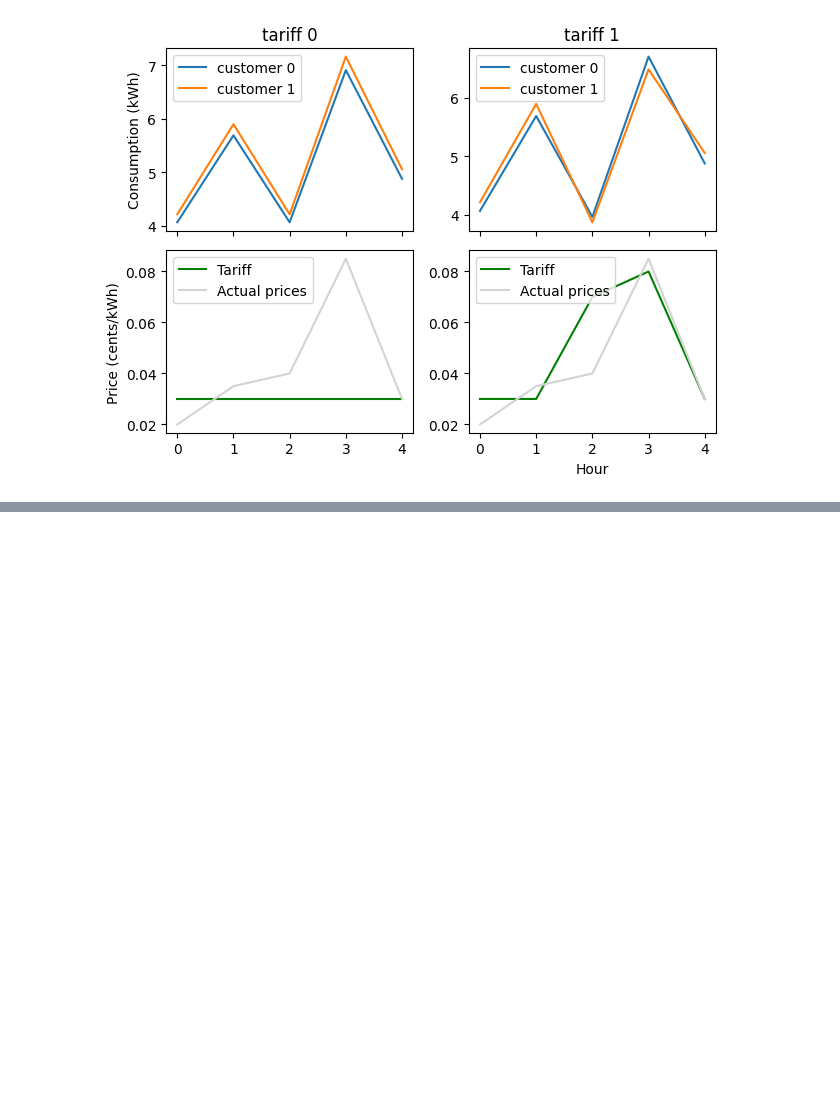
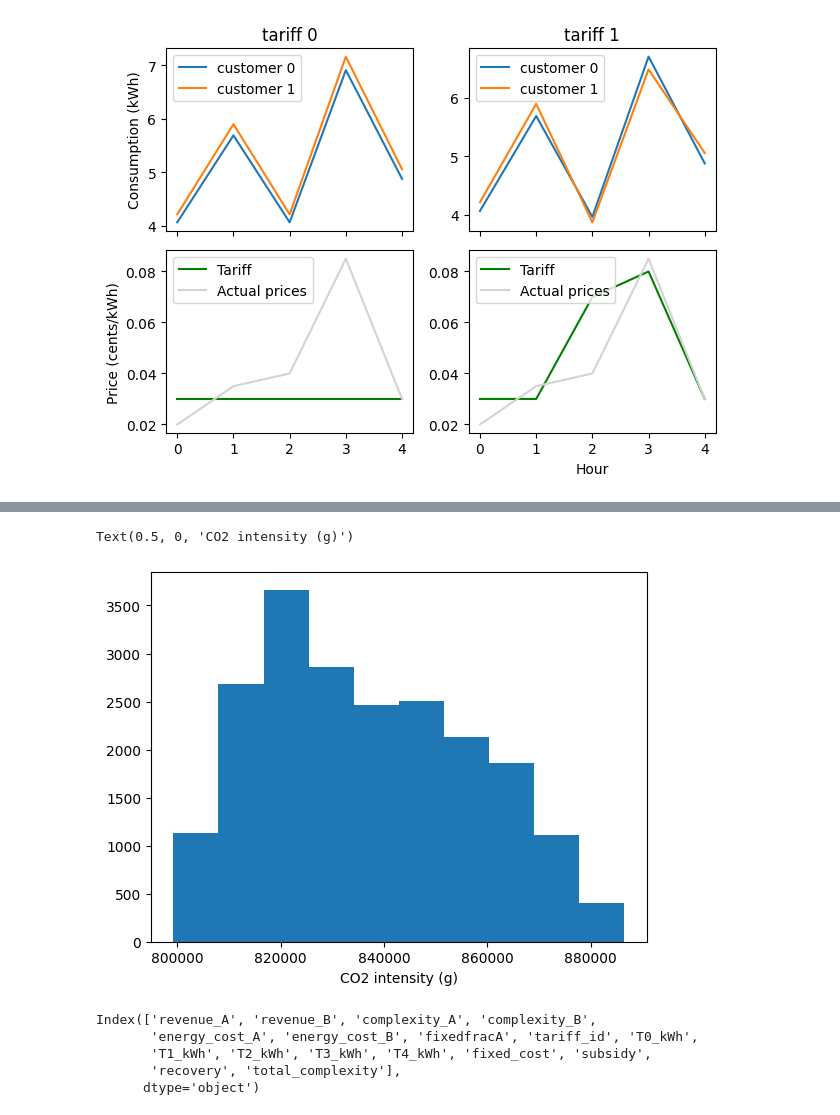
Before and after one commit to dshen109/tariff-design-problem, a Jupyter notebook: notebooks/tariff-generator.ipynb, the cells around one changed output, grey strips where cells are left out. Saved outputs shown, nothing was run; the diff lists cells and outputs as text; code cells hidden in the pictures; blank space fills up the shorter version.

Commit message:
add in emissions intensity calculations

```diff
--- a/notebooks/tariff-generator.ipynb
+++ b/notebooks/tariff-generator.ipynb
@@ -384 +404,23 @@ print(fixed_charges_supported.max())
+# %%
+# Plot CO2 intensity of each of the tariffs.
+hourly_co2 = [200, 100, 30, 250, 250]
+intensity = (tariff_outcomes_df['T0_kWh'] * hourly_co2[0] +
+    tariff_outcomes_df['T1_kWh'] * hourly_co2[1] +
+    tariff_outcomes_df['T2_kWh'] * hourly_co2[2] +
+    tariff_outcomes_df['T3_kWh'] * hourly_co2[3] +
+    tariff_outcomes_df['T4_kWh'] * hourly_co2[4])
+
+plt.hist(intensity)
+plt.xlabel('CO2 intensity (g)')
+# %% [output]
+Text(0.5, 0, 'CO2 intensity (g)')
+[figure, added]
+# %%
+tariff_outcomes_df.columns
+# %% [output]
+Index(['revenue_A', 'revenue_B', 'complexity_A', 'complexity_B',
+       'energy_cost_A', 'energy_cost_B', 'fixedfracA', 'tariff_id', 'T0_kWh',
+       'T1_kWh', 'T2_kWh', 'T3_kWh', 'T4_kWh', 'fixed_cost', 'subsidy',
+       'recovery', 'total_complexity'],
+      dtype='object')
 # %%
```
Also changed, not shown: parts of 8 cells of this notebook, 6 other files.
